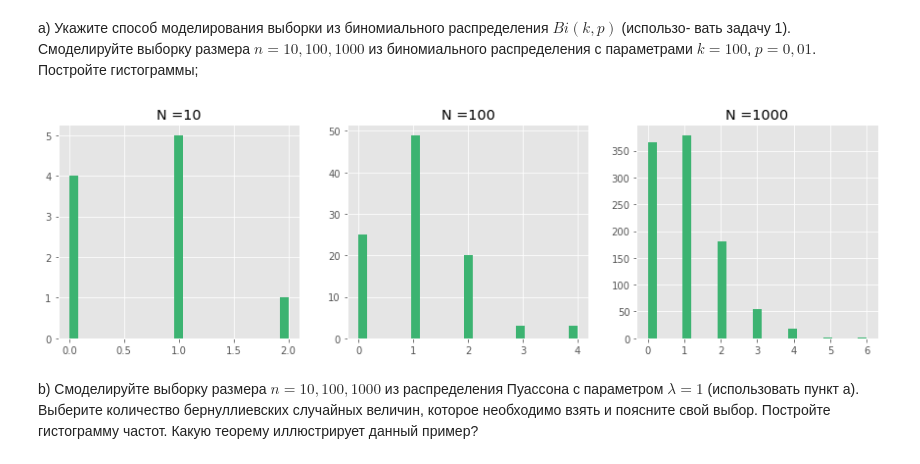
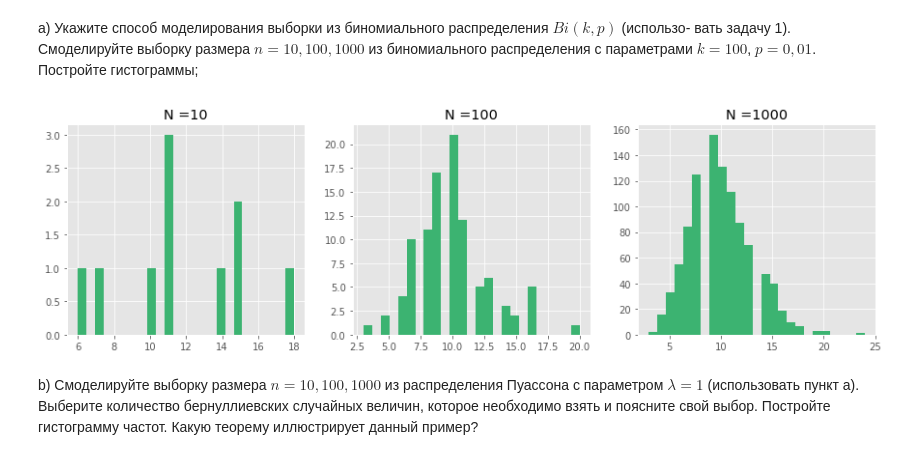
Before and after one commit to Tismoney/math-stat, a Jupyter notebook: home_task_1.ipynb, the cells around one changed output. Drawn from its saved outputs; the diff is of its cells as text; code cells hidden in the pictures.

```diff
--- a/home_task_1.ipynb
+++ b/home_task_1.ipynb
@@ -21,7 +21,7 @@ num_list = [1000, 10000, 100000]
 fig, ax = plt.subplots(1, len(num_list), figsize=(15, 4))
 
 for i, num_x in enumerate(num_list):
-    ax[i].hist(rvs(size=num_x), bins=25, color='mediumseagreen', density=True)
+    ax[i].hist(rvs(size=num_x), bins=25, color='mediumseagreen')
     ax[i].set_title('N =' + str(num_x))
 plt.show()
 # %% [output]
@@ -32,10 +32,10 @@ plt.show()
 а) Предложите способ моделирования последовательности независимых испытаний Бернулли $X_1, X_2, ..., X_n$ таких, что $P(X_n = 1) = 1 − P(X_n = 0) = p$.
 # %%
 def make_ber(p, N):
-    x_rvs = rvs(size=N)
-    x_ber = x_rvs.copy()
-    x_ber[x_rvs > p] = 0
-    x_ber[x_rvs < p] = 1
+    x_unif = rvs(size=N)
+    x_ber = x_unif.copy()
+    x_ber[x_unif > p] = 0
+    x_ber[x_unif < p] = 1
     return x_ber
 # %% [markdown]
 b) Смоделируйте последовательность независимых испытаний Бернулли, указанную в пункте a), с
@@ -70,8 +70,8 @@ plt.show()
 a) Предложите способ моделирования независимых случайных величин $X_1, X_2, ..., X_n$, где $$P(X_i \leq t) = 1 − e^{−t/a}, ~ t > 0 ~ (a > 0 - постоянная) ~ i = 1, 2, ..., n.$$
 # %%
 def make_exp(N, a=1):
-    x_rvs = rvs(size=N)
-    x_exp = -a*np.log(x_rvs)
+    x_unif = rvs(size=N)
+    x_exp = -a*np.log(x_unif)
     return x_exp
 # %% [markdown]
 b) Смоделируйте независимые показательно распределенные величины $X_1, X_2, ..., X_n$, с $a = 1$, $n = 100$. Постройте график эмпирической функции распределения и на том же графике построте истинную функцию распределения. Постройте гистограмму и на том же графике постройте истинную
@@ -124,11 +124,11 @@ a) Используя центральную предельную теорему
 norm = stats.norm.rvs
 # %%
 def make_norm(N):
-    x_rvs = rvs(size=N)
-    mu = 1.0 / 2
-    sigma = np.sqrt(1.0 / 12)
-    x_norm = list(map(lambda k: np.sum(x_rvs[:k]), np.arange(1, N+1)))
-    x_norm = (np.array(x_norm) - np.arange(1, N+1) * mu)/(sigma * np.sqrt(np.arange(1, N+1)))
+    x_unif = rvs(size=N)
+    mu = 1.0 / 2.0
+    sigma = np.sqrt(1.0 / 12.0)
+    x_norm = list(map(lambda k: (np.sum(x_unif[:k]) - mu * k) / (sigma * np.sqrt(k)), np.arange(1, N+1)))
+    x_norm = np.array(x_norm)
     print(x_norm.shape)
     return x_norm
 # %%
@@ -168,16 +168,16 @@ def make_bin(N, k, p):
     return np.array(x_bin)
 # %%
 num_list = [10, 100, 1000]
-k, p = 100, 0.01
+k, p = 100, 0.1
 
 fig, ax = plt.subplots(1, len(num_list), figsize=(15, 4))
 
 for i, num_x in enumerate(num_list):
     ax[i].hist(make_bin(num_x, k, p), bins=25, color='mediumseagreen')
     ax[i].set_title('N =' + str(num_x))
 plt.show()
 # %% [output]
-[figure, old version]
+[figure, new version]
 # %% [markdown]
 b) Смоделируйте выборку размера $n = 10, 100, 1000$ из распределения Пуассона с параметром $λ = 1$ (использовать пункт a). Выберите количество бернуллиевских случайных величин, которое необходимо взять и поясните свой выбор. Постройте гистограмму частот. Какую теорему иллюстрирует
 данный пример?
```
Also changed, not shown: parts of 5 cells of this notebook.
